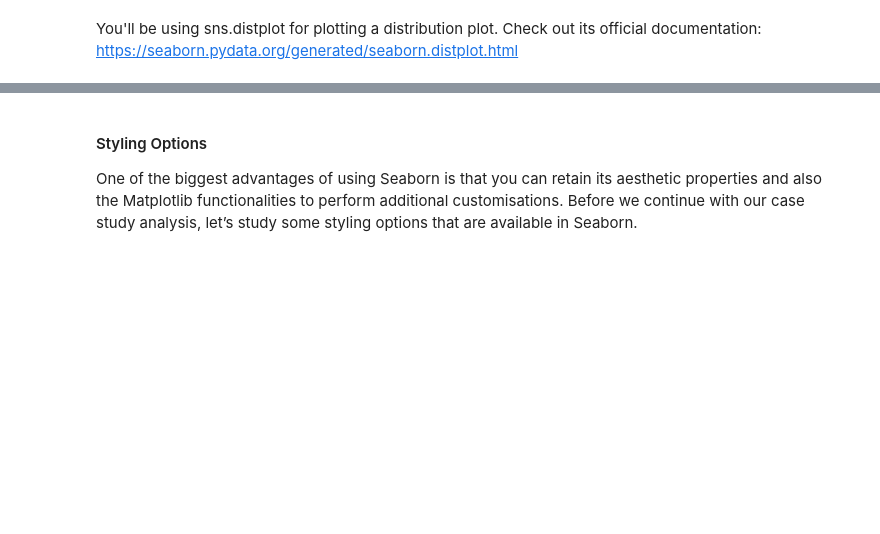
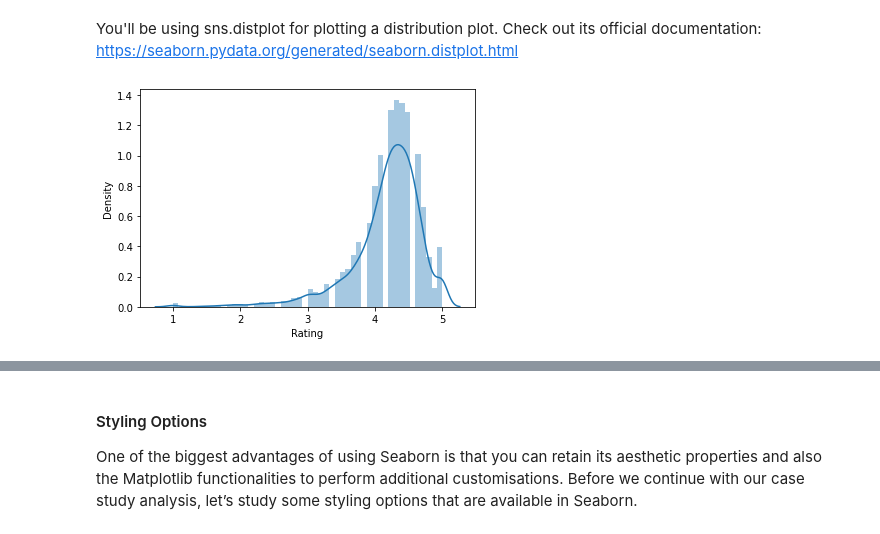
Before and after one commit to teerapat1739/multipurpose-jupyter-notebook, a Jupyter notebook: notebooks/Data Visualisation in Python - Case Study.ipynb, the cells around one changed output, grey strips where cells are left out. Drawn from its saved outputs; the diff is of its cells as text; code cells hidden in the pictures; blank space fills up the shorter version.

```diff
--- a/notebooks/Data Visualisation in Python - Case Study.ipynb
+++ b/notebooks/Data Visualisation in Python - Case Study.ipynb
@@ -546,5 +550,9 @@ The following is an example of a distribution plot. Notice that now instead of f
 You'll be using sns.distplot for plotting a distribution plot. Check out its official documentation: https://seaborn.pydata.org/generated/seaborn.distplot.html
 # %%
 #Create a distribution plot for rating
+sns.distplot(inp1.Rating)
+plt.show()
+# %% [output]
+[figure, added]
 # %%
 #Change the number of bins
```
Also changed, not shown: parts of 23 cells of this notebook.
